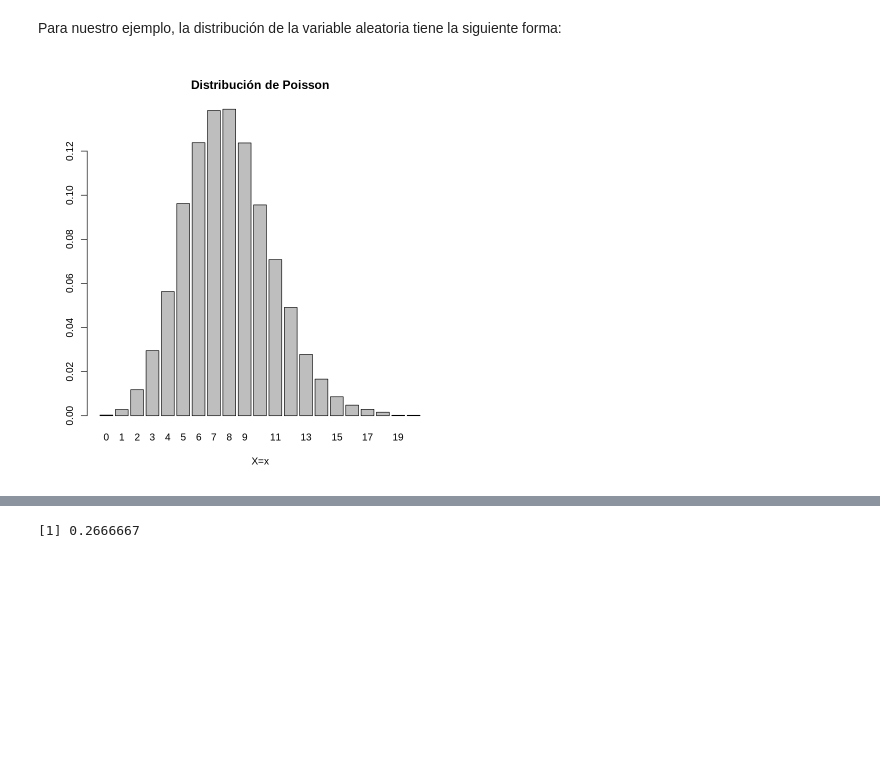
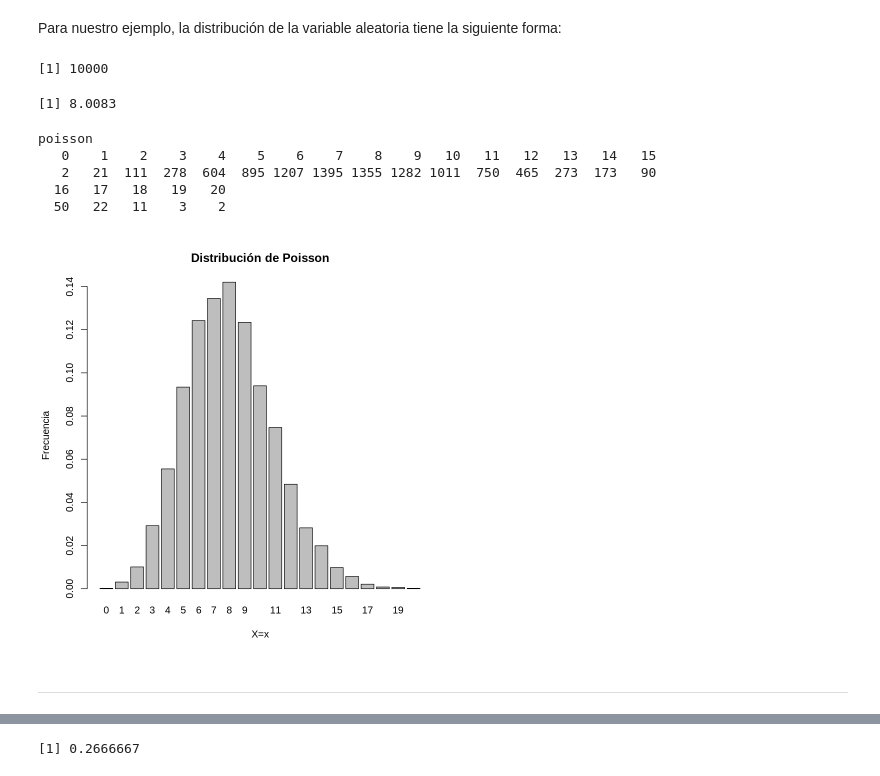
Before and after one commit to caballeroarturo/ejemplosR, a Jupyter notebook: Sesion4/Ejemplo2.ipynb, the cells around one changed output, grey strips where cells are left out. Drawn from its saved outputs; the diff is of its cells as text; code cells hidden in the pictures; blank space fills up the shorter version.

```diff
--- a/Sesion4/Ejemplo2.ipynb
+++ b/Sesion4/Ejemplo2.ipynb
@@ -21,12 +25,36 @@ dpois(x = 12, lambda = 8)
 # %% [markdown]
 Para nuestro ejemplo, la distribución de la variable aleatoria tiene la siguiente
 forma:
+# %%
+# Son 10mil repeticiones del experimento
+
+poisson <- rpois(n = 10000, lambda = 8)
+
+length(poisson)
+mean(poisson)
+#
+# %% [output]
+[1] 10000
+[1] 8.0083
+# %%
+table(poisson)
+# %% [output]
+poisson
+   0    1    2    3    4    5    6    7    8    9   10   11   12   13   14   15
+   2   21  111  278  604  895 1207 1395 1355 1282 1011  750  465  273  173   90
+  16   17   18   19   20
+  50   22   11    3    2
 # %%
-poisson <- rpois(n = 10000, lambda = 8)
+
 barplot(table(poisson)/length(poisson),
         main = "Distribución de Poisson",
-        xlab = "X=x")
+        xlab = "X=x",
+        ylab = " Frecuencia")
 # %% [output]
-[figure, old version]
+[figure, new version]
+# %% [markdown]
+
+
+---
 # %% [markdown]
 Para una distribución de Possion tenemos que:
```
Also changed, not shown: parts of 7 cells of this notebook.
